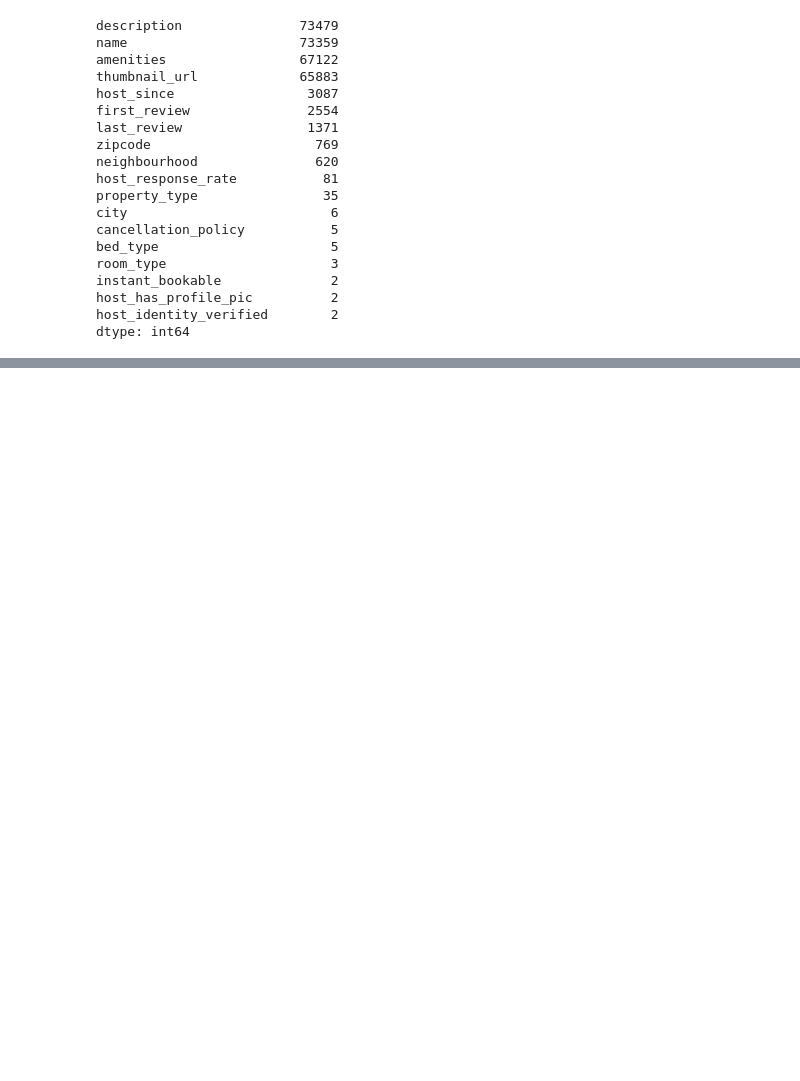
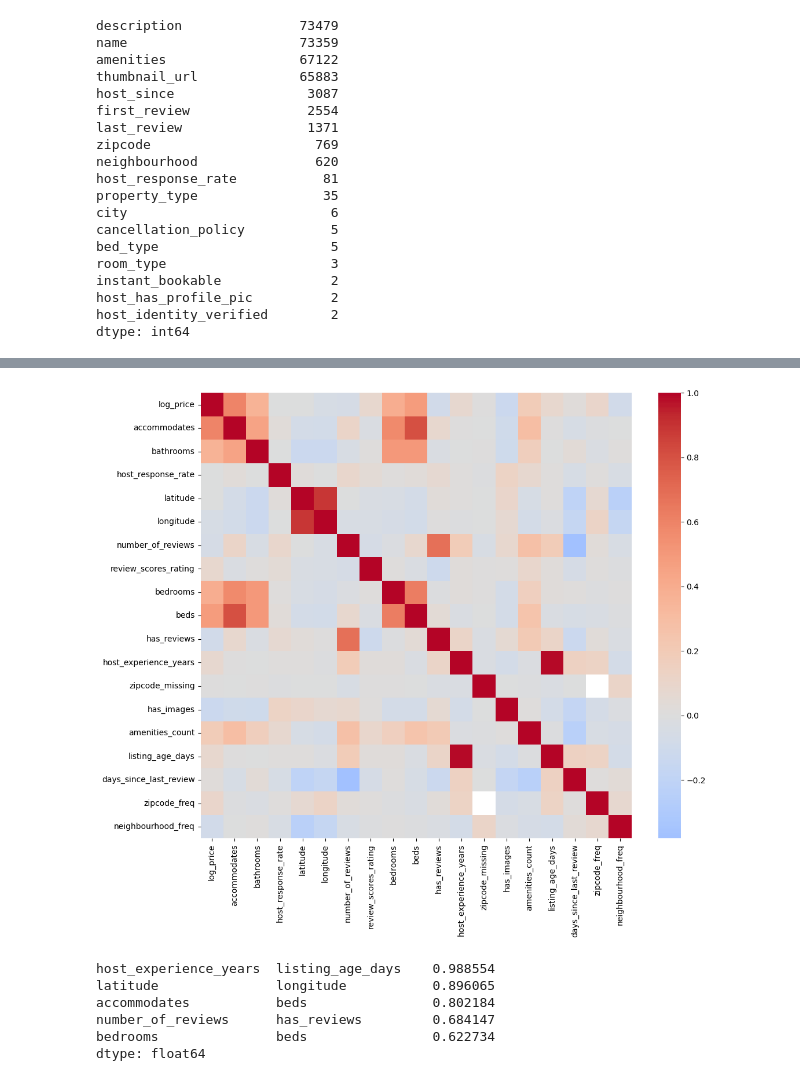
Before and after one commit to ShriRamaMoorthy/Airbnb-Price-Prediction, a Jupyter notebook: airbnb_price_prediction.ipynb, the cells around one changed output, grey strips where cells are left out. Cells and saved outputs as stored; diff of their text form; code cells hidden in the pictures; blank space fills up the shorter version.

```diff
--- a/airbnb_price_prediction.ipynb
+++ b/airbnb_price_prediction.ipynb
@@ -232,0 +411,3 @@ cardinalitydf
+# %%
+for col in skewedcols:
+    df[col] = np.log1p(df[col])
@@ -232,0 +459,46 @@ cardinalitydf
+# %%
+scalecols = [
+    'host_response_rate',
+    'longitude',
+    'listing_age_days',
+    'amenities_count',
+    'review_scores_rating'
+]
+# %%
+from sklearn.preprocessing import StandardScaler
+
+scaler = StandardScaler()
+df[scalecols] = scaler.fit_transform(df[scalecols])
+# %%
+dropcol = [
+    'id',
+    'description',
+]
+
+df = df.drop(columns=dropcol)
+# %%
+import seaborn as sns
+import matplotlib.pyplot as plt
+
+corr = df.select_dtypes(include='number').corr()
+plt.figure(figsize=(12,10))
+sns.heatmap(corr,cmap='coolwarm',center=0)
+plt.show()
+# %% [output]
+[figure, added]
+# %%
+highcorr = (
+    corr.abs()
+    .where(np.triu(np.ones(corr.shape),k=1).astype(bool))
+    .stack()
+    .sort_values(ascending=False)
+)
+
+highcorr[highcorr>0.6]
+# %% [output]
+host_experience_years  listing_age_days    0.988554
+latitude               longitude           0.896065
+accommodates           beds                0.802184
+number_of_reviews      has_reviews         0.684147
+bedrooms               beds                0.622734
+dtype: float64
```
Also changed, not shown: parts of 42 cells of this notebook.
